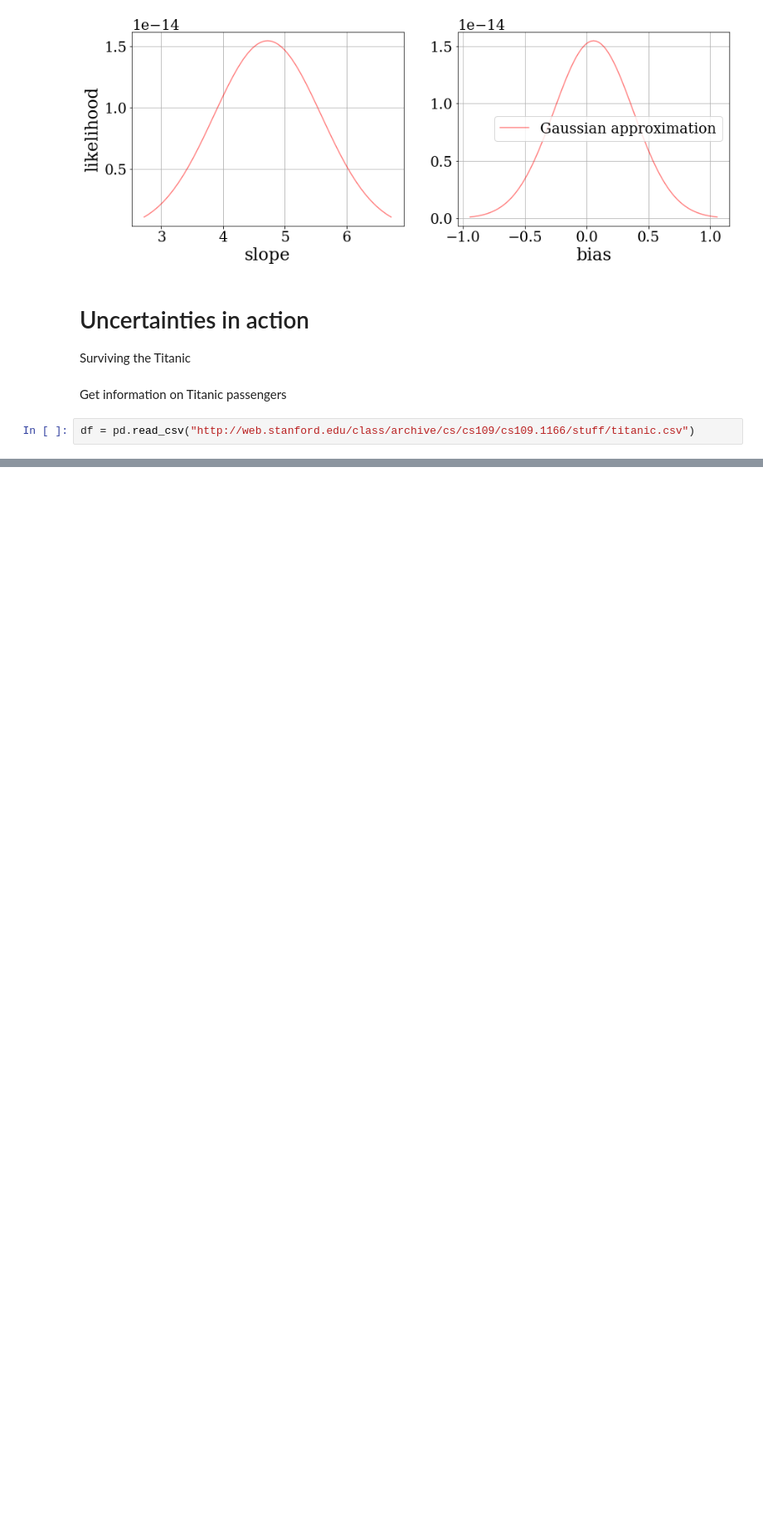
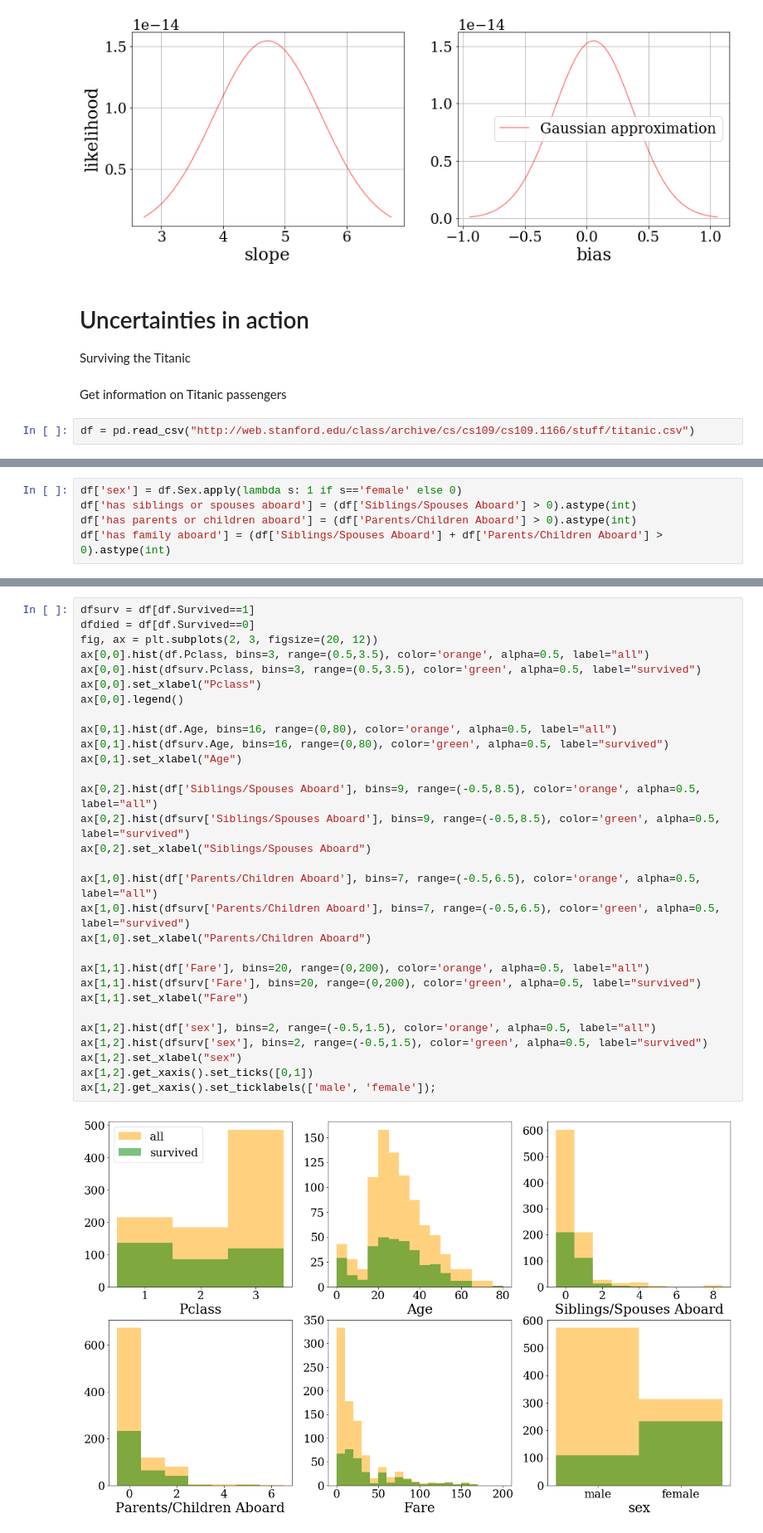
Before and after one commit to faab5/errortools, a Jupyter notebook: notebooks/PyData presentation 11-05-2019.ipynb, the cells around one changed output, grey strips where cells are left out. Shown: that part at 83% size. Drawn from its saved outputs; the diff is of its cells as text; blank space fills up the shorter version.

```diff
--- a/notebooks/PyData presentation 11-05-2019.ipynb
+++ b/notebooks/PyData presentation 11-05-2019.ipynb
@@ -408,0 +430,5 @@ df = pd.read_csv("http://web.stanford.edu/class/archive/cs/cs109/cs109.1166/stuf
+# %%
+df['sex'] = df.Sex.apply(lambda s: 1 if s=='female' else 0)
+df['has siblings or spouses aboard'] = (df['Siblings/Spouses Aboard'] > 0).astype(int)
+df['has parents or children aboard'] = (df['Parents/Children Aboard'] > 0).astype(int)
+df['has family aboard'] = (df['Siblings/Spouses Aboard'] + df['Parents/Children Aboard'] > 0).astype(int)
@@ -408,0 +444,32 @@ df = pd.read_csv("http://web.stanford.edu/class/archive/cs/cs109/cs109.1166/stuf
+# %%
+dfsurv = df[df.Survived==1]
+dfdied = df[df.Survived==0]
+fig, ax = plt.subplots(2, 3, figsize=(20, 12))
+ax[0,0].hist(df.Pclass, bins=3, range=(0.5,3.5), color='orange', alpha=0.5, label="all")
+ax[0,0].hist(dfsurv.Pclass, bins=3, range=(0.5,3.5), color='green', alpha=0.5, label="survived")
+ax[0,0].set_xlabel("Pclass")
+ax[0,0].legend()
+
+ax[0,1].hist(df.Age, bins=16, range=(0,80), color='orange', alpha=0.5, label="all")
+ax[0,1].hist(dfsurv.Age, bins=16, range=(0,80), color='green', alpha=0.5, label="survived")
+ax[0,1].set_xlabel("Age")
+
+ax[0,2].hist(df['Siblings/Spouses Aboard'], bins=9, range=(-0.5,8.5), color='orange', alpha=0.5, label="all")
+ax[0,2].hist(dfsurv['Siblings/Spouses Aboard'], bins=9, range=(-0.5,8.5), color='green', alpha=0.5, label="survived")
+ax[0,2].set_xlabel("Siblings/Spouses Aboard")
+
+ax[1,0].hist(df['Parents/Children Aboard'], bins=7, range=(-0.5,6.5), color='orange', alpha=0.5, label="all")
+ax[1,0].hist(dfsurv['Parents/Children Aboard'], bins=7, range=(-0.5,6.5), color='green', alpha=0.5, label="survived")
+ax[1,0].set_xlabel("Parents/Children Aboard")
+
+ax[1,1].hist(df['Fare'], bins=20, range=(0,200), color='orange', alpha=0.5, label="all")
+ax[1,1].hist(dfsurv['Fare'], bins=20, range=(0,200), color='green', alpha=0.5, label="survived")
+ax[1,1].set_xlabel("Fare")
+
+ax[1,2].hist(df['sex'], bins=2, range=(-0.5,1.5), color='orange', alpha=0.5, label="all")
+ax[1,2].hist(dfsurv['sex'], bins=2, range=(-0.5,1.5), color='green', alpha=0.5, label="survived")
+ax[1,2].set_xlabel("sex")
+ax[1,2].get_xaxis().set_ticks([0,1])
+ax[1,2].get_xaxis().set_ticklabels(['male', 'female']);
+# %% [output]
+[figure, added]
```
Also changed, not shown: parts of 22 cells of this notebook, 1 other file.
